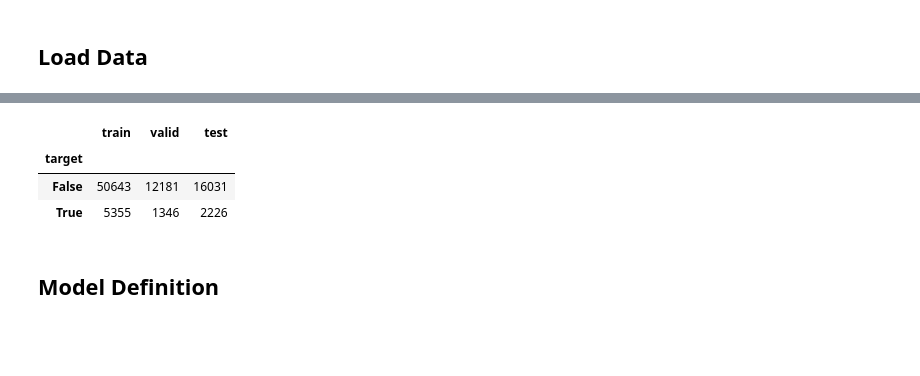
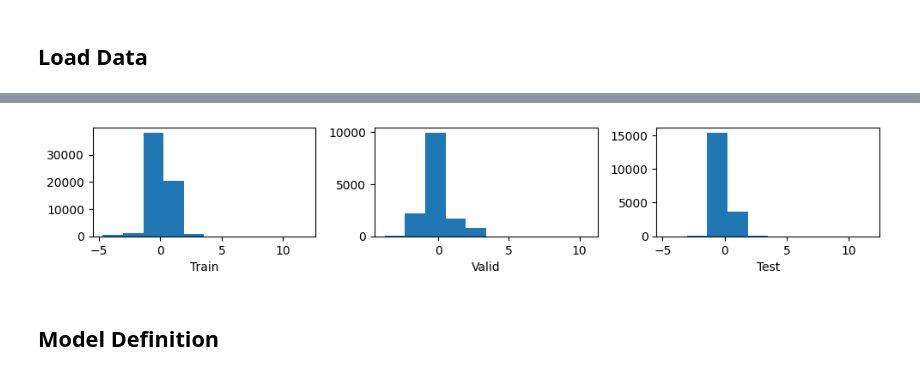
Before and after one commit to lr98769/rue_prediction_interval, a Jupyter notebook: notebooks/training.ipynb, the cells around one changed output, grey strips where cells are left out. Drawn from its saved outputs; the diff is of its cells as text; code cells hidden in the pictures; blank space fills up the shorter version.

Commit message:
Training For State Prediction

```diff
--- a/notebooks/training.ipynb
+++ b/notebooks/training.ipynb
@@ -63,22 +63,24 @@ pred_col = "target"
 # %%
 # Make train, validation and test sets
 def train_valid_test_split(df):
     df_train, df_valid, df_test = df[df["train"]], df[df["valid"]], df[df["test"]]
-    train_count, valid_count, test_count = (
-        df_train["target"].value_counts(), df_valid["target"].value_counts(),
-        df_test["target"].value_counts()
-    )
-    train_count.name, valid_count.name, test_count.name = "train", "valid", "test"
 
-    display(pd.concat([train_count, valid_count, test_count], axis=1))
+    # Plot distribution of pred_col for each set
+    fig, axes = plt.subplots(1, 3, figsize=(10, 2))
+    axes[0].hist(df_train["target"])
+    axes[0].set_xlabel("Train")
+    axes[1].hist(df_valid["target"])
+    axes[1].set_xlabel("Valid")
+    axes[2].hist(df_test["target"])
+    axes[2].set_xlabel("Test")
+
+    plt.tight_layout()
+
     return df_train, df_valid, df_test
 
 df_train, df_valid, df_test = train_valid_test_split(df)
 # %% [output]
-|  | train | valid | test |
-| target |  |  |  |
-| False | 50643 | 12181 | 16031 |
-| True | 5355 | 1346 | 2226 |
+[figure, added]
 # %% [markdown]
 ## Model Definition
 # %%
```
Also changed, not shown: parts of 16 cells of this notebook, 1 other file.
